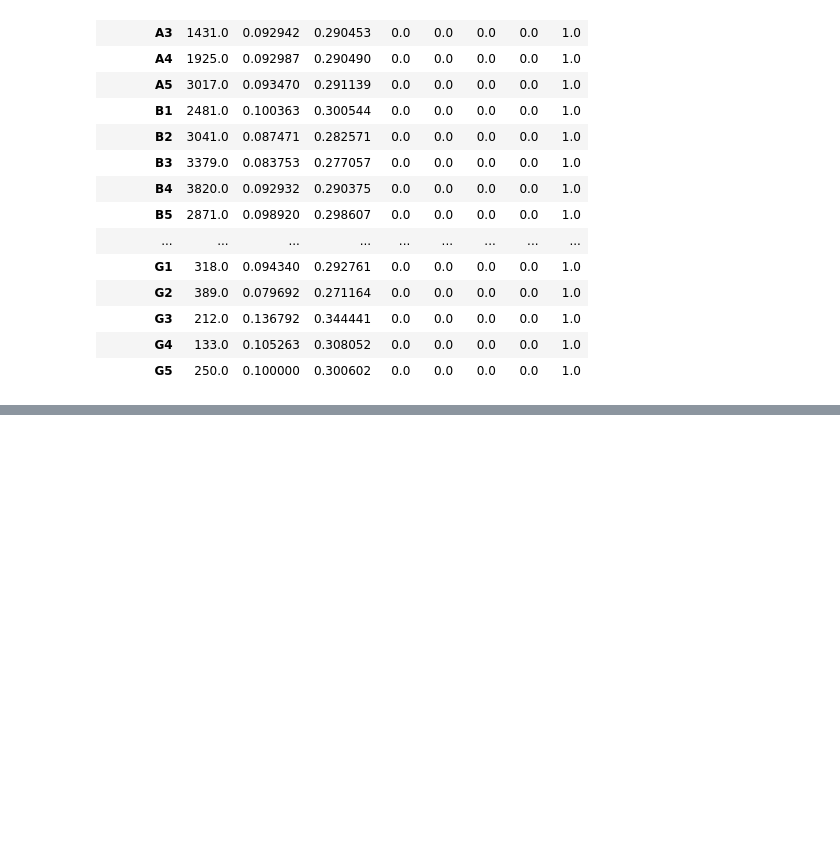
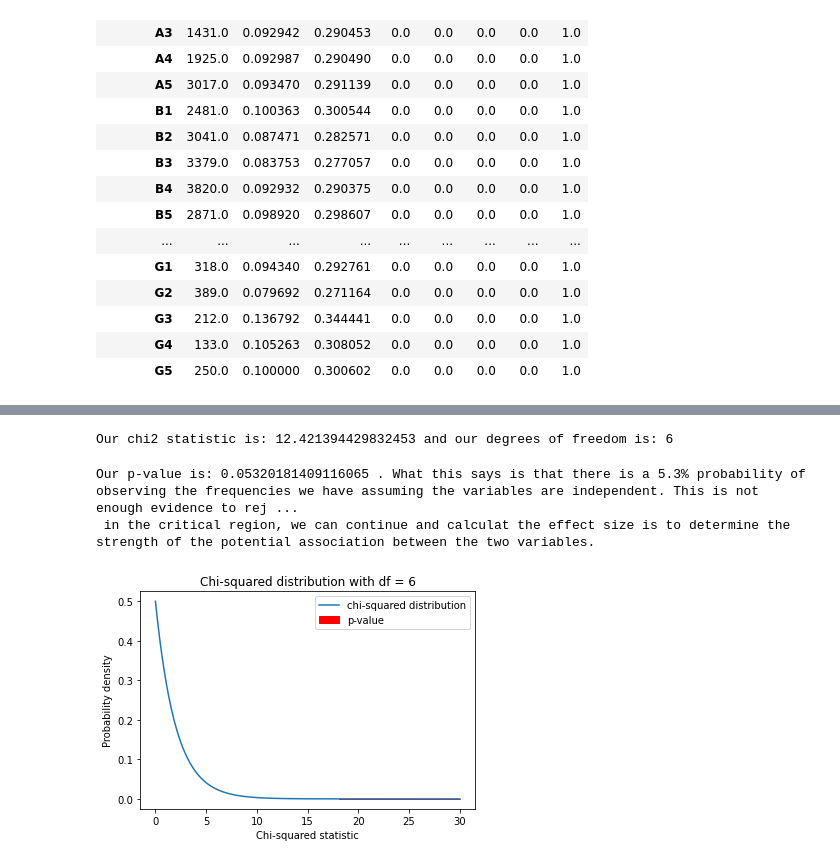
Before and after one commit to amateurish-coder/loan_status, a Jupyter notebook: loan_status.ipynb, the cells around one changed output, grey strips where cells are left out. Cells and saved outputs as stored; diff of their text form; code cells hidden in the pictures; blank space fills up the shorter version.

```diff
--- a/loan_status.ipynb
+++ b/loan_status.ipynb
@@ -264,0 +286,10 @@ train.groupby('sub_grade')['loan_status'].describe()
+# %%
+# totals
+n = grade_cont.values.sum()
+row_totals = grade_cont.sum(axis='columns')
+col_totals = grade_cont.sum(axis='rows')
+
+# expected frequency table
+grade_exp = np.outer(row_totals, col_totals)/n
+
+print('Our expected frequency table is: \n\n', pd.DataFrame(data=grade_exp, index=grade_cont.index, columns=grade_cont.columns))
@@ -264,0 +308,50 @@ train.groupby('sub_grade')['loan_status'].describe()
+# %%
+# chi2 statistic
+chi2_grade = np.sum((grade_cont.to_numpy()-grade_exp)**2/grade_exp)
+
+# degrees of freedom
+dof_grade = (grade_cont.shape[0]-1)*(grade_cont.shape[1]-1)
+
+print('Our chi2 statistic is:', chi2_grade, 'and our degrees of freedom is:', dof_grade)
+# %% [output]
+Our chi2 statistic is: 12.421394429832453 and our degrees of freedom is: 6
+# %%
+from scipy.stats import chi2
+
+# calculate the p-value
+p_value = 1 - chi2.cdf(x=chi2_grade, df=dof_grade)
+print('Our p-value is:', p_value, '. What this says',
+      'is that there is a 5.3% probability of observing the frequencies we have assuming the variables are independent.',
+      'This is not enough evidence to reject this null hypothesis at the 95% confidence level. But, given this is close to being \n',
+      'in the critical region, we can continue and calculat the effect size is to determine the strength of the potential association between the two variables.')
+
+# Define the x-axis values for the plot
+x = np.linspace(0, 30, 1000)
+
+# Calculate the y-axis values for the chi-squared distribution
+y = chi2.pdf(x, dof)
+
+# Create a figure and axis
+fig, ax = plt.subplots()
+
+# Plot the chi-squared distribution
+ax.plot(x, y, label='chi-squared distribution')
+
+# Shade the area to the right of the observed chi-squared statistic
+ax.fill_between(x, 0, y, where=x >= chi2_stat, label='p-value', color='red', alpha=1)
+
+# Set the axis labels and title
+plt.xlabel('Chi-squared statistic')
+plt.ylabel('Probability density')
+plt.title('Chi-squared distribution with df = {}'.format(dof_grade))
+plt.legend()
+
+# Add a legend
+ax.legend()
+
+# Show the plot
+plt.show()
+# %% [output]
+Our p-value is: 0.05320181409116065 . What this says is that there is a 5.3% probability of observing the frequencies we have assuming the variables are independent. This is not enough evidence to rej ...
+ in the critical region, we can continue and calculat the effect size is to determine the strength of the potential association between the two variables.
+[figure, added]
```
Also changed, not shown: parts of 5 cells of this notebook.
